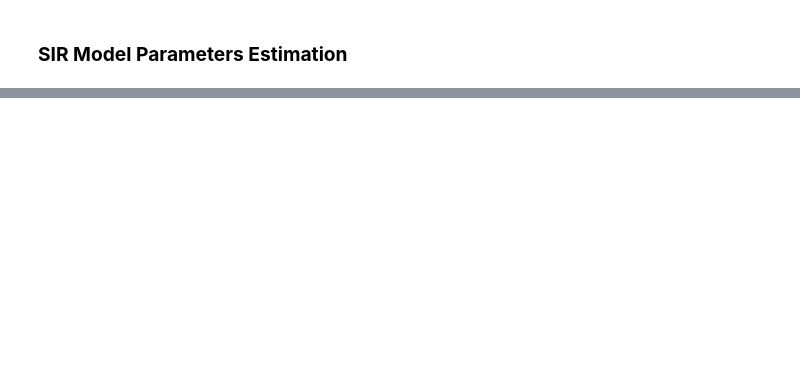
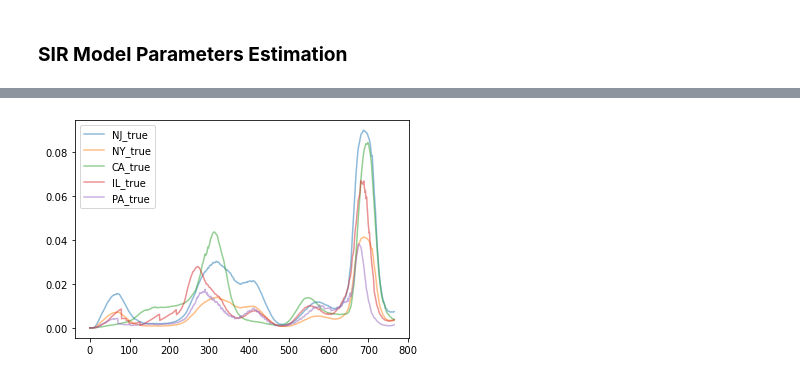
Before and after one commit to cywujeremy/dabp-pandemic-simulation, a Jupyter notebook: nbs/SIR_param_estimation.ipynb, the cells around one changed output, grey strips where cells are left out. Saved outputs shown, nothing was run; the diff lists cells and outputs as text; code cells hidden in the pictures; blank space fills up the shorter version.

```diff
--- a/nbs/SIR_param_estimation.ipynb
+++ b/nbs/SIR_param_estimation.ipynb
@@ -157,3 +146,29 @@ NJ_data = np.array(string_NJ.split(",")).astype("float")/N_NJ
+# %%
+N_NJ = 9288994
+N_NY = 20201249
+N_CA = 39538223
+N_IL = 12812508
+N_PA = 13002700
+
+with open("NJ.txt") as f:
+    string_NJ = f.readline()
+NJ_data = np.array(string_NJ.split(",")).astype("float")/N_NJ
+
+with open("NY.txt") as f:
+    string_NY = f.readline()
+NY_data = np.array(string_NJ.split(",")).astype("float")/N_NY
+
+with open("CA.txt") as f:
+    string_CA = f.readline()
+CA_data = np.array(string_CA.split(",")).astype("float")/N_CA
+
+with open("IL.txt") as f:
+    string_IL = f.readline()
+IL_data = np.array(string_IL.split(",")).astype("float")/N_IL
+
+with open("PA.txt") as f:
+    string_PA = f.readline()
+PA_data = np.array(string_PA.split(",")).astype("float")/N_PA
 # %%
 # NJ
 optimzer_mae = optimize.minimize(loss_func, est_R_0, args=(NJ_data, mean_absolute_error, "NJ"), options={'maxiter':1000, 'disp':True})
@@ -247 +262,12 @@ plt.show()
+# %%
+fig, ax = plt.subplots()
+ax.plot(list(range(766)), NJ_data, label="NJ_true", alpha=0.5)
+ax.plot(list(range(766)), NY_data, label="NY_true", alpha=0.5)
+ax.plot(list(range(766)), CA_data, label="CA_true", alpha=0.5)
+ax.plot(list(range(766)), IL_data, label="IL_true", alpha=0.5)
+ax.plot(list(range(766)), PA_data, label="PA_true", alpha=0.5)
+plt.legend()
+plt.show()
+# %% [output]
+[figure, added]
 # %%
```
Also changed, not shown: parts of 11 cells of this notebook.
